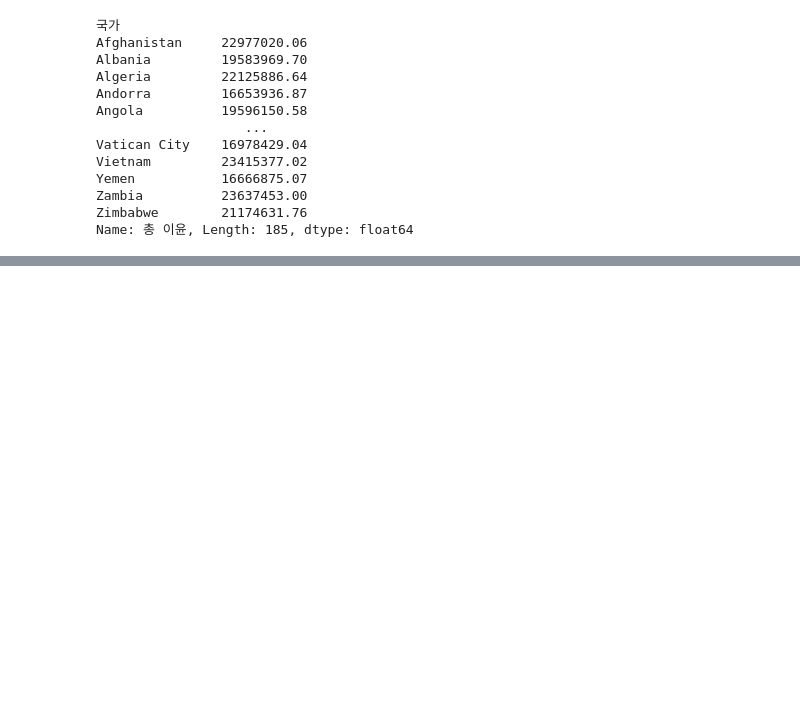
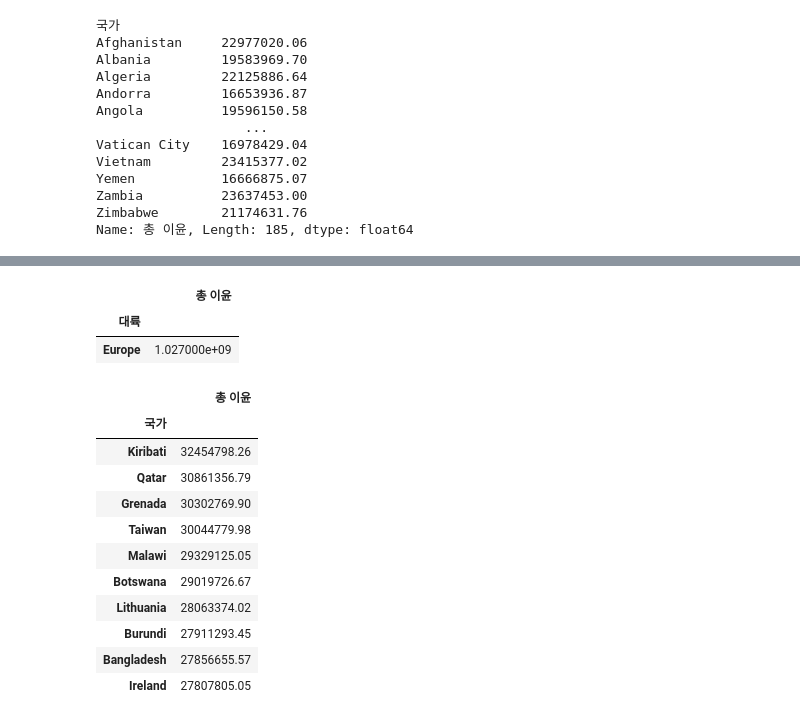
Before and after one commit to bbuddu/bbuddu-s-python, a Jupyter notebook: 230111/02_sales.ipynb, the cells around one changed output, grey strips where cells are left out. Saved outputs shown, nothing was run; the diff lists cells and outputs as text; code cells hidden in the pictures; blank space fills up the shorter version.

```diff
--- a/230111/02_sales.ipynb
+++ b/230111/02_sales.ipynb
@@ -178,0 +187,34 @@ AttributeError: 'DataFrame' object has no attribute 'sort'
+# %%
+test = salesrecords.groupby('대륙').sum()[['총 이윤']]
+
+## 내림차순 정렬 -> head값 출력
+test.sort_values(['총 이윤'], ascending=False).head(1)
+# %% [output]
+|  | 총 이윤 |
+| 대륙 |  |
+| Europe | 1.027000e+09 |
+# %%
+## 국가별 총 이윤이 높은 상위 10개의 국가를 울력
+## 국가별 그룹화
+test2 = salesrecords.groupby('국가').sum()[['총 이윤']]
+## 총 이윤을 기준으로 내림차순 정렬
+group_df = test2.sort_values(['총 이윤'], ascending=False)
+## 상위 10개
+top10 = group_df.head(10)
+## 하위 10개
+bottom10 = group_df.tail(10)
+# %%
+top10
+# %% [output]
+|  | 총 이윤 |
+| 국가 |  |
+| Kiribati | 32454798.26 |
+| Qatar | 30861356.79 |
+| Grenada | 30302769.90 |
+| Taiwan | 30044779.98 |
+| Malawi | 29329125.05 |
+| Botswana | 29019726.67 |
+| Lithuania | 28063374.02 |
+| Burundi | 27911293.45 |
+| Bangladesh | 27856655.57 |
+| Ireland | 27807805.05 |
```
Also changed, not shown: parts of 2 cells of this notebook, 6 other files.
